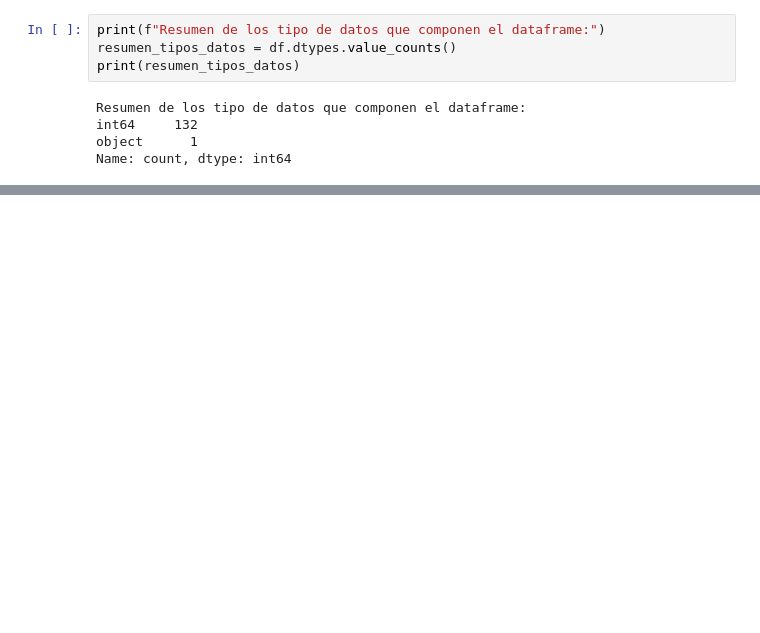
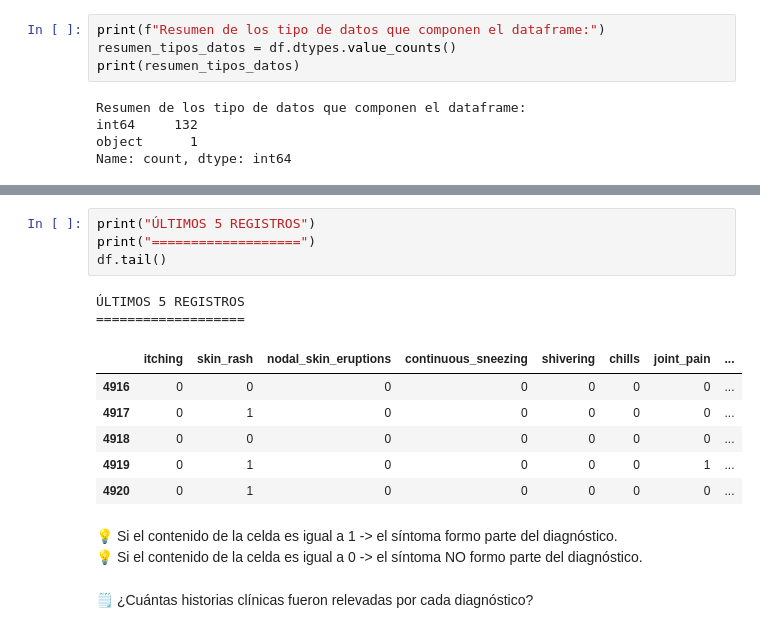
Before and after one commit to chetincho/ds_Prediccion_de_enfermedades, a Jupyter notebook: proyecto.ipynb, the cells around one changed output, grey strips where cells are left out. Saved outputs shown, nothing was run; the diff lists cells and outputs as text; blank space fills up the shorter version.

```diff
--- a/proyecto.ipynb
+++ b/proyecto.ipynb
@@ -107,0 +130,18 @@ Name: count, dtype: int64
+# %%
+print("ÚLTIMOS 5 REGISTROS")
+print("===================")
+df.tail()
+# %% [output]
+ÚLTIMOS 5 REGISTROS
+===================
+|  | itching | skin_rash | nodal_skin_eruptions | continuous_sneezing | shivering | chills | joint_pain | ... |
+| 4916 | 0 | 0 | 0 | 0 | 0 | 0 | 0 | ... |
+| 4917 | 0 | 1 | 0 | 0 | 0 | 0 | 0 | ... |
+| 4918 | 0 | 0 | 0 | 0 | 0 | 0 | 0 | ... |
+| 4919 | 0 | 1 | 0 | 0 | 0 | 0 | 1 | ... |
+| 4920 | 0 | 1 | 0 | 0 | 0 | 0 | 0 | ... |
+# %% [markdown]
+💡 Si el contenido de la celda es igual a 1 -> el síntoma formo parte del diagnóstico.<br>
+💡 Si el contenido de la celda es igual a 0 -> el síntoma NO formo parte del diagnóstico.
+# %% [markdown]
+🗒️ ¿Cuántas historias clínicas fueron relevadas por cada diagnóstico?
```
Also changed, not shown: parts of 11 cells of this notebook.
